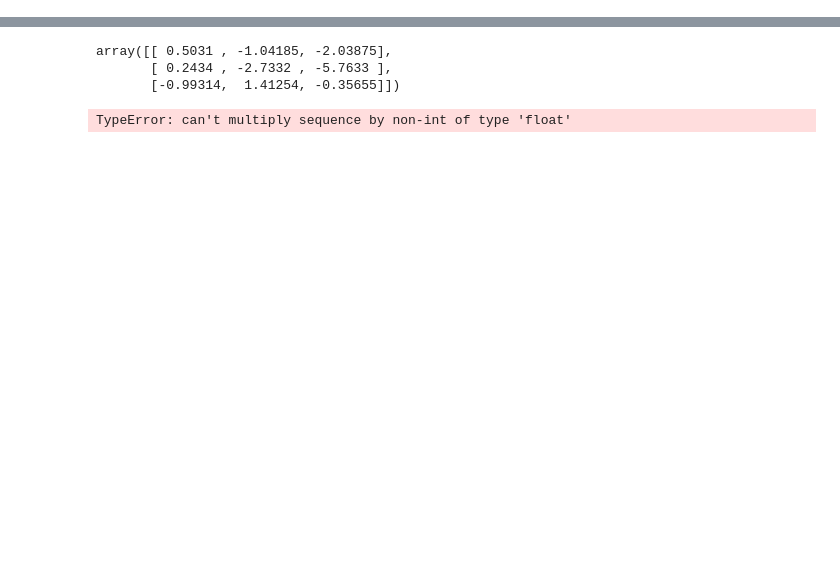
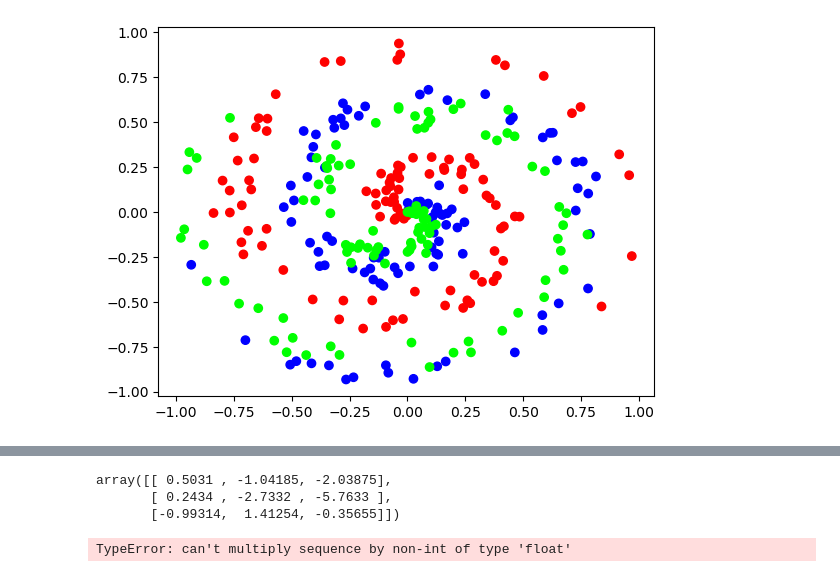
Before and after one commit to MrTazzs246/connection, a Jupyter notebook: nnfs.ipynb, the cells around one changed output, grey strips where cells are left out. Drawn from its saved outputs; the diff is of its cells as text; code cells hidden in the pictures; blank space fills up the shorter version.

```diff
--- a/nnfs.ipynb
+++ b/nnfs.ipynb
@@ -3,5 +5 @@ import numpy as np
 np.random.seed(0)
-# %%
-X = [[1, 2, 3, 2.5],
-    [2.0, 5.0, -1.0, 2.0],
-    [-1.5, 2.7, 3.3, -0.8]]
@@ -8 +18,19 @@ X = [[1, 2, 3, 2.5],
+# %%
+def create_data(points, classes):
+    X = np.zeros((points * classes, 2))  # Corrected shape specification
+    y = np.zeros(points * classes, dtype='uint8')
+
+    for class_number in range(classes):
+        ix = range(points * class_number, points * (class_number + 1))
+        r = np.linspace(0.0, 1, points)  # radius
+        t = np.linspace(class_number * 4, (class_number + 1) * 4, points) + np.random.randn(points) * 0.2
+        X[ix] = np.c_[r * np.sin(t * 2.5), r * np.cos(t * 2.5)]
+        y[ix] = class_number
+    return X, y
+# %%
+X, y = create_data(100, 3)
+plt.scatter(X[:,0], X[:,1], c=y, cmap="brg")
+plt.show()
+# %% [output]
+[figure, added]
 # %%
```
Also changed, not shown: parts of 7 cells of this notebook, 2 other files.
